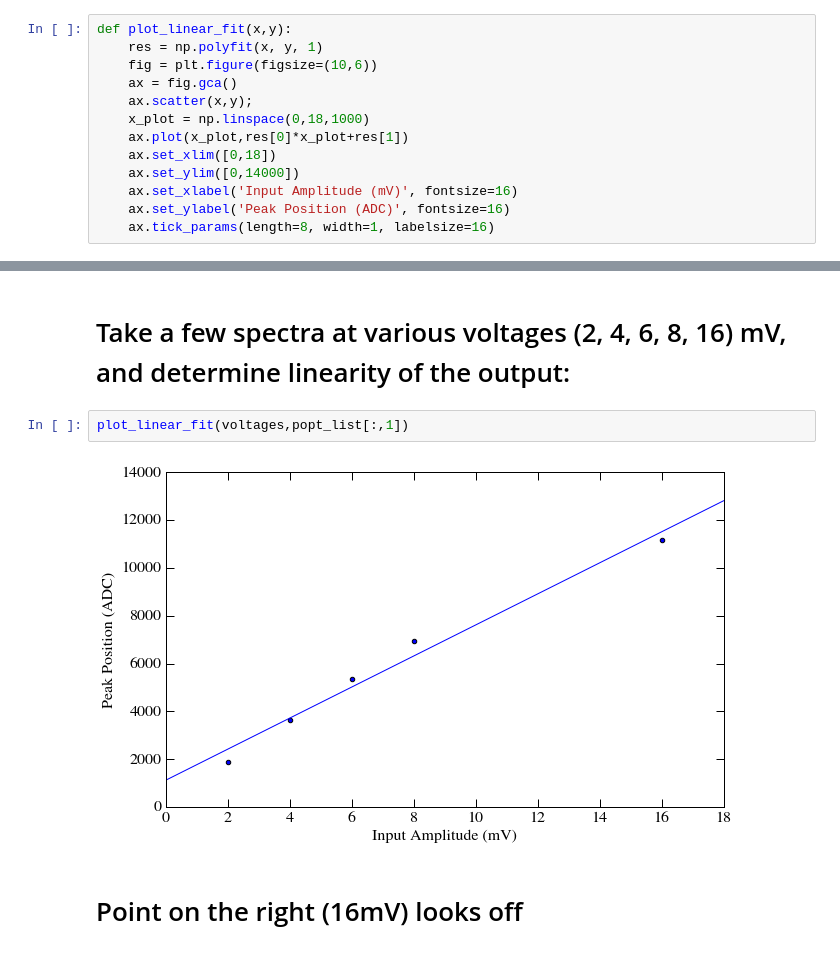
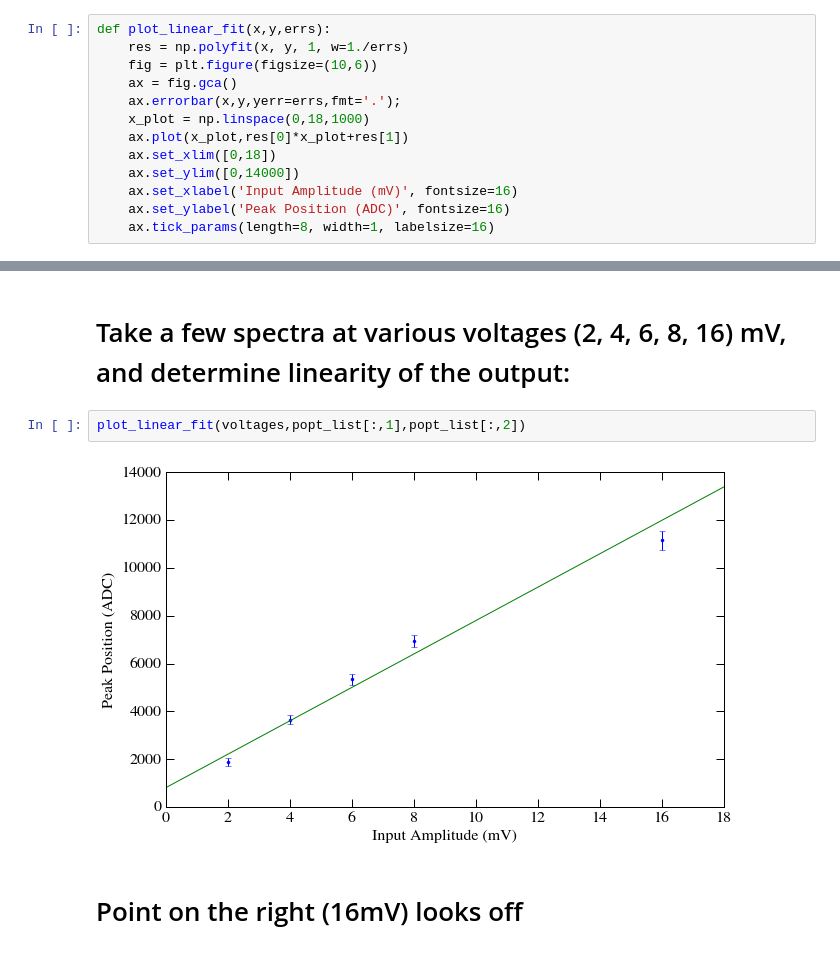
Before and after one commit to jkim-/mu2e, a Jupyter notebook: winteq_preamp/winteq_preamp.ipynb, the cells around one changed output, grey strips where cells are left out. Drawn from its saved outputs; the diff is of its cells as text.

Commit message:
Updated linear fit to include errors.

```diff
--- a/winteq_preamp/winteq_preamp.ipynb
+++ b/winteq_preamp/winteq_preamp.ipynb
@@ -40,11 +40,11 @@ def plot_fit_data(data,xlims,popt):
     ax.set_ylabel('Counts', fontsize=16)
     ax.tick_params(length=8, width=1, labelsize=16)
 # %%
-def plot_linear_fit(x,y):
-    res = np.polyfit(x, y, 1)
+def plot_linear_fit(x,y,errs):
+    res = np.polyfit(x, y, 1, w=1./errs)
     fig = plt.figure(figsize=(10,6))
     ax = fig.gca()
-    ax.scatter(x,y);
+    ax.errorbar(x,y,yerr=errs,fmt='.');
     x_plot = np.linspace(0,18,1000)
     ax.plot(x_plot,res[0]*x_plot+res[1])
     ax.set_xlim([0,18])
@@ -73,9 +73,9 @@ popt_list = np.array(popt_list)
 # %% [markdown]
 # Take a few spectra at various voltages (2, 4, 6, 8, 16) mV, and determine linearity of the output:
 # %%
-plot_linear_fit(voltages,popt_list[:,1])
+plot_linear_fit(voltages,popt_list[:,1],popt_list[:,2])
 # %% [output]
-[figure, old version]
+[figure, new version]
 # %% [markdown]
 # Point on the right (16mV) looks off
 # %% [markdown]
```
Also changed, not shown: parts of 1 cell of this notebook.
